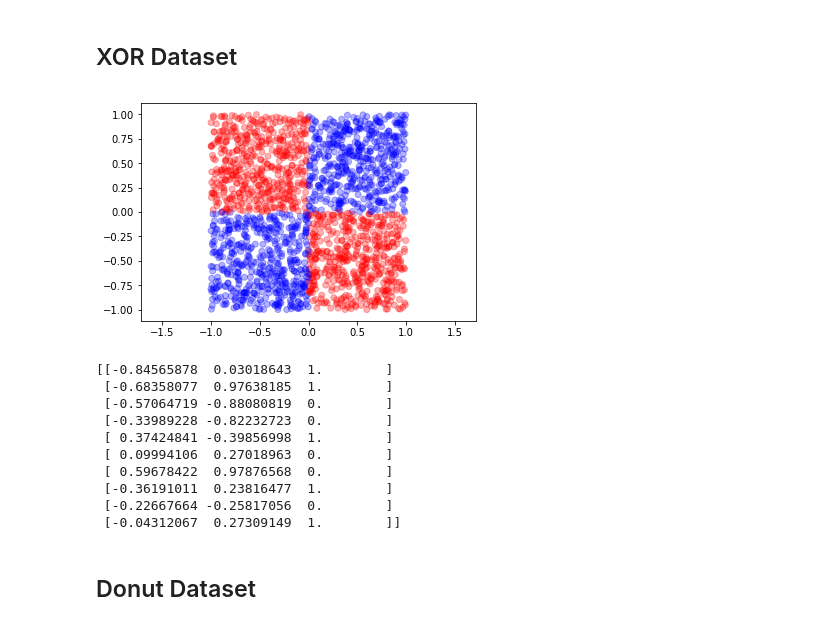
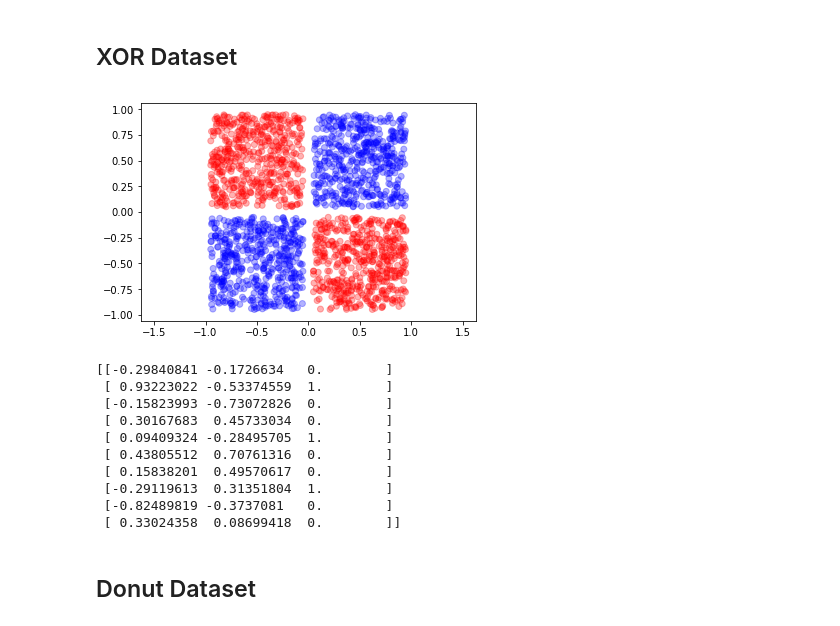
Before and after one commit to woo-chia-wei/python-data-visualization, a Jupyter notebook: dataset_in_different_shapes.ipynb, the cells around one changed output. Saved outputs shown, nothing was run; the diff lists cells and outputs as text; code cells hidden in the pictures.

Commit message:
Rescale xor data to have clear boundary in classification.

```diff
--- a/dataset_in_different_shapes.ipynb
+++ b/dataset_in_different_shapes.ipynb
@@ -13,49 +13,54 @@ from matplotlib.colors import ListedColormap
 size = 500
 
 ##########################
 # Create 2D-coordinates
 ##########################
-X = np.vstack((np.random.rand(size, 2),
-               np.random.rand(size, 2) + (-1, -1),
-               np.random.rand(size, 2) + (-1, 0),
-               np.random.rand(size, 2) + (0, -1)))
+
+def xor_data(size):
+    data = np.random.rand(size, 2)
+    return np.interp(data, [0, 1], [0.05, 0.95])
+
+X = np.vstack((xor_data(size),
+               xor_data(size) + (-1, -1),
+               xor_data(size) + (-1, 0),
+               xor_data(size) + (0, -1)))
 
 #################
 # Create labels
 #################
 Y = np.concatenate((np.repeat(0, size * 2),
-               np.repeat(1, size * 2)))
+                    np.repeat(1, size * 2)))
 
 #########################################################
 # Combine X and Y to be training set with shuffled order
 #########################################################
 training = np.column_stack((X, Y))
 np.random.shuffle(training)
 
 #####################
 # Create scatterplot
 #####################
 colors = ['blue', 'red']
 plt.scatter(training[:, 0], training[:, 1], c=training[:, 2], alpha=0.3, cmap=ListedColormap(colors))
 plt.axis('equal')
 plt.show()
 
 ##########################
 # Print first 10 records
 ##########################
 print(training[:10])
 # %% [output]
-[figure, old version]
+[figure, new version]
-[[-0.84565878  0.03018643  1.        ]
- [-0.68358077  0.97638185  1.        ]
- [-0.57064719 -0.88080819  0.        ]
- [-0.33989228 -0.82232723  0.        ]
- [ 0.37424841 -0.39856998  1.        ]
- [ 0.09994106  0.27018963  0.        ]
- [ 0.59678422  0.97876568  0.        ]
- [-0.36191011  0.23816477  1.        ]
- [-0.22667664 -0.25817056  0.        ]
- [-0.04312067  0.27309149  1.        ]]
+[[-0.29840841 -0.1726634   0.        ]
+ [ 0.93223022 -0.53374559  1.        ]
+ [-0.15823993 -0.73072826  0.        ]
+ [ 0.30167683  0.45733034  0.        ]
+ [ 0.09409324 -0.28495705  1.        ]
+ [ 0.43805512  0.70761316  0.        ]
+ [ 0.15838201  0.49570617  0.        ]
+ [-0.29119613  0.31351804  1.        ]
+ [-0.82489819 -0.3737081   0.        ]
+ [ 0.33024358  0.08699418  0.        ]]
 # %% [markdown]
 ## Donut Dataset
 # %%
```
Also changed, not shown: parts of 2 cells of this notebook.
